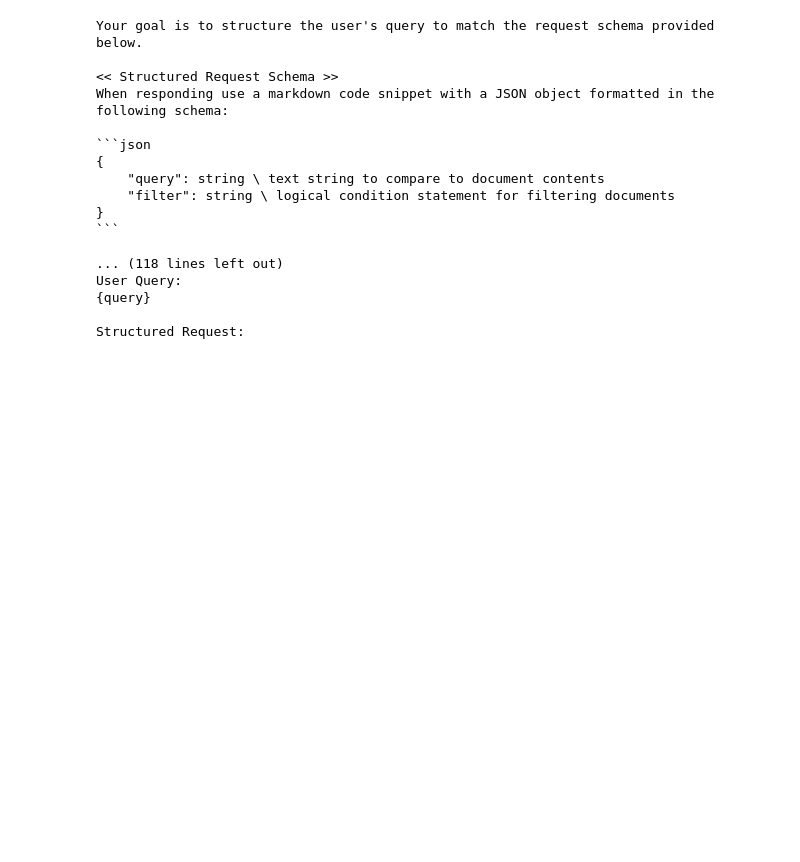
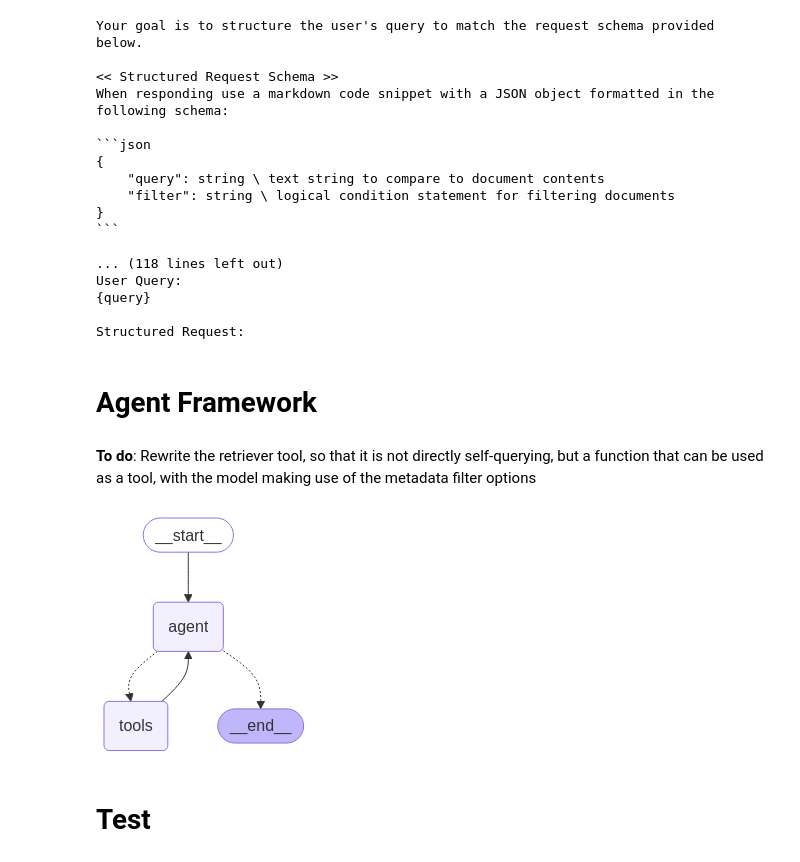
Before and after one commit to TimBMK/lit_helper, a Jupyter notebook: comb_tests.ipynb, the cells around one changed output. Drawn from its saved outputs; the diff is of its cells as text; code cells hidden in the pictures; blank space fills up the shorter version.

Commit message:
added agent framework and first retrieval tests

```diff
--- a/comb_tests.ipynb
+++ b/comb_tests.ipynb
@@ -11,8 +11,8 @@ from dotenv import load_dotenv
 # Zotero settings
 load_dotenv()
 zotero_api_key = os.environ.get("ZOTERO_API_KEY_READ") # A Zotero API key, here sourced from .env - read only access is enough
-zotero_library_id = os.environ.get("ZOTERO_TEST_GROUP_ID") # The library ID of the Zotero library to be accessed. Here a test group library
-zotero_library_type = "group" # set the library type to either 'user' or 'group'. Make sure this corresponds to the library ID ('user' for your personal library)
+zotero_library_id = os.environ.get("ZOTERO_PERSONAL_LIBRARY_ID") # The library ID of the Zotero library to be accessed. Here a test group library
+zotero_library_type = "user" # set the library type to either 'user' or 'group'. Make sure this corresponds to the library ID ('user' for your personal library)
 zotero_docs_returned = 20 # number of documents returned from the zotero library
 zot_get_fulltext = False # return full text from documents in the zotero library, if available
 zot_type = "top" # "top" (top level items) or "items" (incl. sub level items, e.g. deleted)
@@ -273,3 +297,5 @@ User Query:
 {query}
 
 Structured Request:
+# %% [markdown]
+# Agent Framework
@@ -275,0 +341,2 @@ Structured Request:
+# %% [markdown]
+**To do**: Rewrite the retriever tool, so that it is not directly self-querying, but a function that can be used as a tool, with the model making use of the metadata filter options
@@ -275,0 +378,47 @@ Structured Request:
+# %%
+# Graph
+from typing import Literal
+
+from langgraph.graph import StateGraph, MessagesState, START, END
+from langgraph.prebuilt import ToolNode
+from langgraph.checkpoint.memory import MemorySaver
+
+from IPython.display import Image, display
+
+tool_node = ToolNode([literature_retriever_tool, zotero_retriever_tool])
+
+model_with_tools = reasoning_llm.bind_tools([literature_retriever_tool, zotero_retriever_tool])
+
+def should_continue(state: MessagesState):
+    messages = state["messages"]
+    last_message = messages[-1]
+    if last_message.tool_calls:
+        return "tools"
+    return END
+
+
+def call_model(state: MessagesState):
+    messages = state["messages"]
+    response = model_with_tools.invoke(messages)
+    return {"messages": [response]}
+
+
+workflow = StateGraph(MessagesState)
+
+# Define the two nodes we will cycle between
+workflow.add_node("agent", call_model)
+workflow.add_node("tools", tool_node)
+
+workflow.add_edge(START, "agent")
+workflow.add_conditional_edges("agent", should_continue, ["tools", END])
+workflow.add_edge("tools", "agent")
+
+# add memory for prolongued converstations. For now, saving it in memory is sufficient
+memory = MemorySaver()
+app = workflow.compile(checkpointer=memory)
+
+display(Image(app.get_graph().draw_mermaid_png()))
+# %% [output]
+[figure, added]
+# %% [markdown]
+# Test
```
Also changed, not shown: parts of 12 cells of this notebook.
